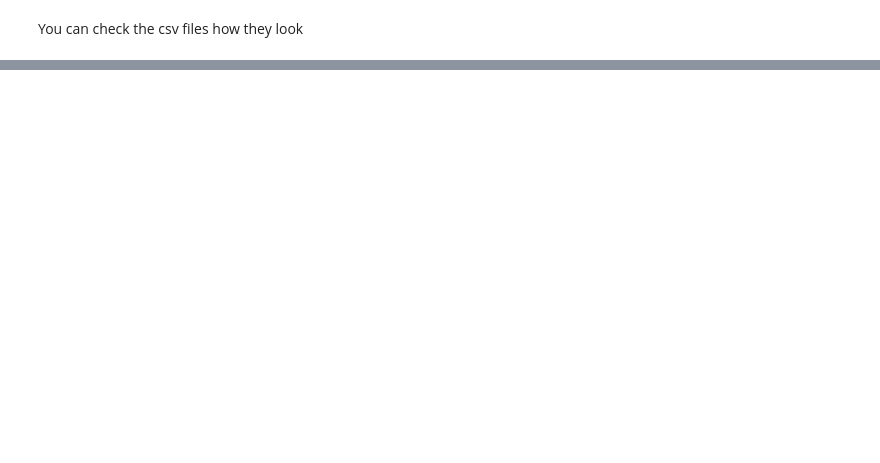
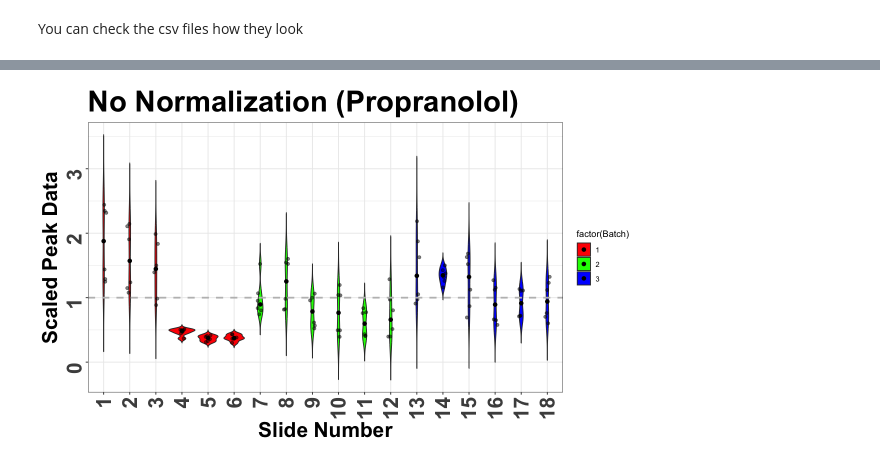
Before and after one commit to Jintonic0226/QCS_Pipeline, a Jupyter notebook: QCS_Pipeline/Tutorial/Tutorial.ipynb, the cells around one changed output, grey strips where cells are left out. Cells and saved outputs as stored; diff of their text form; code cells hidden in the pictures; blank space fills up the shorter version.

```diff
--- a/QCS_Pipeline/Tutorial/Tutorial.ipynb
+++ b/QCS_Pipeline/Tutorial/Tutorial.ipynb
@@ -49,17 +49,17 @@
 <p>You can place the file path inside the quotation marks (""). To copy the file path, right-click the file and select "Copy File Path."</p>
 # %%
 # Accessing the CSV files #
-no_normalization_data_1 <- read.csv("input/119feature_T&QCS_BaseRemoval_noNorm.csv", ## change file path ##
+no_normalization_data_1 <- read.csv("input/no_normalization_dataset.csv", ## change file path ##
                                   header = FALSE,
                                   check.names = FALSE,
                                   stringsAsFactors = FALSE)
 
-TIC_normalization_data_1 <- read.csv("input/119feature_T&QCS_BaseRemoval_TICNorm.csv", ## change file path ##
+TIC_normalization_data_1 <- read.csv("input/tic_normalization_dataset.csv", ## change file path ##
                                    header = FALSE,
                                    check.names = FALSE,
                                    stringsAsFactors = FALSE)
 
-batch_info_1 <- read.csv("input/batch_info_TIC.csv", ## change file path ##
+batch_info_1 <- read.csv("input/batch_info.csv", ## change file path ##
                        header = TRUE,
                        check.names = FALSE,
                        stringsAsFactors = FALSE)
@@ -85,0 +103,13 @@ sample_set_1 <- c("ChickenHeart", "ChickenLiver", "GoatLiver") ## change sample
+# %%
+# Asking user for m/z values
+propranolol_mz_value_1 <- as.numeric(readline("Please enter Propranolol m/z value (ex: 260.186): "))
+d7_propranolol_mz_value_1 <- as.numeric(readline("Please enter D7-propranolol m/z value (ex: 267.187): "))
+
+# Asking user to input sample names
+sample_input <- readline("Please enter sample names (capitalization matters), separated by commas (ex: ChickenHeart, ChickenLiver, GoatLiver): ")
+
+# Splitting the input string into a vector of sample names
+sample_set_1 <- unlist(strsplit(sample_input, split = ","))
+
+# Trim any leading/trailing white space from sample names
+sample_set_1 <- trimws(sample_set_1)
@@ -85,0 +432,78 @@ sample_set_1 <- c("ChickenHeart", "ChickenLiver", "GoatLiver") ## change sample
+# %%
+## Violin Plot ##
+
+# Load library
+library(ggplot2)
+library(dplyr)
+library(RColorBrewer)
+
+# Function to scale data by its mean
+scale_by_mean <- function(data_frame) {
+  mean_value <- mean(data_frame$Value)
+  data_frame <- data_frame %>%
+    mutate(Value = Value / mean_value)
+  return(data_frame)
+}
+
+# No Normalization Dataset #
+# Transform and prepare the dataset
+propranolol_data_trans <- as.data.frame(t(propranolol_data))
+propranolol_data_trans[] <- lapply(propranolol_data_trans, as.numeric)
+
+# Extract slide number
+slide_number <- gsub("^.*S(\\d+)_.*", "\\1", names(propranolol_data_trans))
+slide_number <- as.numeric(slide_number)
+
+# Create violin plot data frame
+violin_data <- data.frame(
+  Slide = slide_number,
+  Batch = propranolol_data$batch,
+  Value = unlist(propranolol_data_trans[3, ])
+)
+
+# Scale No Normalization data by its mean
+violin_data <- scale_by_mean(violin_data)
+
+# Define the colors for the first three batches
+manual_colors <- c("1" = "red", "2" = "green", "3" = "blue")
+
+# Plot function to ensure consistent scaling
+plot_violin <- function(data, title) {
+  unique_batches <- unique(data$Batch)
+  additional_batches <- setdiff(unique_batches, names(manual_colors))
+
+  if (length(additional_batches) > 0) {
+    additional_colors <- colorRampPalette(brewer.pal(9, "Set3"))(length(additional_batches))
+    additional_colors <- setNames(additional_colors, additional_batches)
+  } else {
+    additional_colors <- c()
+  }
+
+  all_colors <- c(manual_colors, additional_colors)
+
+  ggplot(data, aes(x = factor(Slide), y = Value, fill = factor(Batch))) +
+    geom_violin(position = position_dodge(width = 0.5), trim = FALSE, width = 1) +
+    stat_summary(fun = median, geom = "point", shape = 20, size = 3, color = "black") +
+    geom_point(position = position_jitter(width = 0.1), alpha = 0.5) +
+    geom_hline(yintercept = 1, linetype = "dashed", color = "gray", linewidth = 1) +
+    scale_fill_manual(values = all_colors) +
+    labs(x = "Slide Number", y = "Scaled Peak Data", title = title) +
+    theme_bw() +
+    theme(
+
+      axis.text.x = element_text(angle = 90, vjust = 0.5, hjust = 1, face = "bold", size = 25),
+      axis.text.y = element_text(angle = 90, vjust = 0.5, hjust = 1, face = "bold", size = 25),
+      axis.title = element_text(face = "bold", size = 25),
+      plot.title = element_text(face = "bold", size = 35),
+      axis.text = element_text(size = 20)
+    )
+}
+
+# Plot the data with each dataset scaled by its mean
+cat("\033[1mGray dotted line represents median\033[0m\n")
+options(repr.plot.width = 10, repr.plot.height = 6)
+
+# No Normalization Plot
+violin_plot_jit <- plot_violin(violin_data, "No Normalization (Propranolol)")
+print(violin_plot_jit)
+# %% [output]
@@ -85,0 +522 @@ sample_set_1 <- c("ChickenHeart", "ChickenLiver", "GoatLiver") ## change sample
+[figure, added]
```
Also changed, not shown: parts of 36 cells of this notebook.
